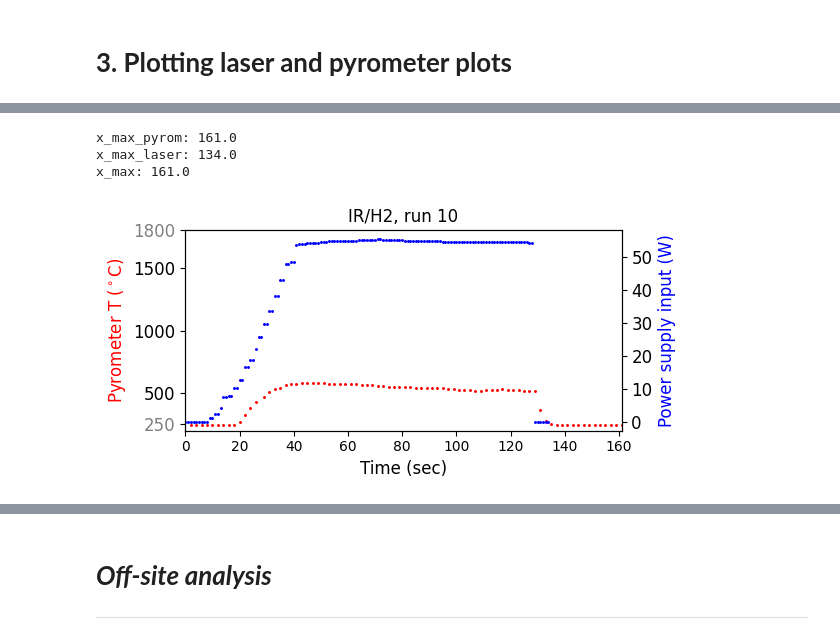
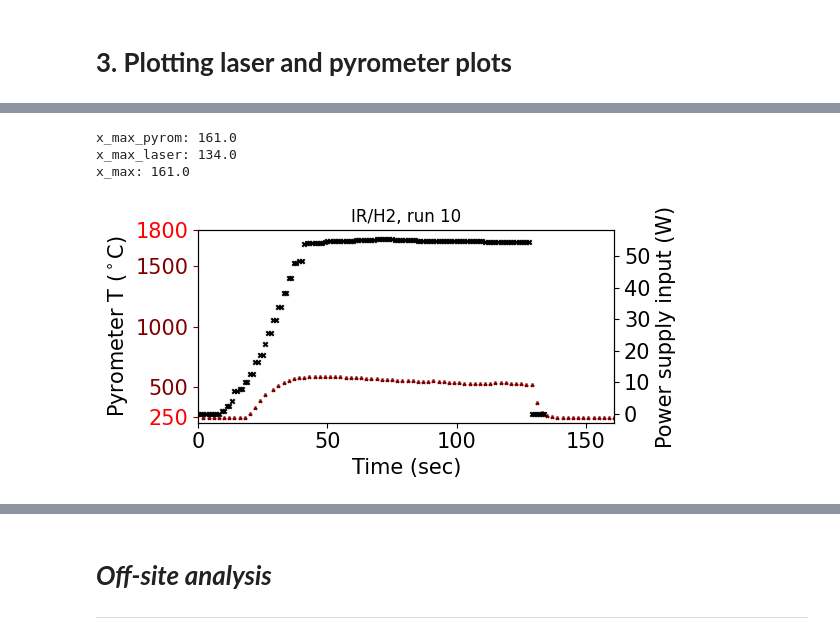
Before and after one commit to lmoghimi/personal-processing, a Jupyter notebook: 20250302_offsite_analysis.ipynb, the cells around one changed output, grey strips where cells are left out. Drawn from its saved outputs; the diff is of its cells as text; code cells hidden in the pictures.

```diff
--- a/20250302_offsite_analysis.ipynb
+++ b/20250302_offsite_analysis.ipynb
@@ -38,9 +44,9 @@ Mounted at /content/drive
 # %%
 #@title Global inputs for raw data processing: directories
 
-userdir = '/content/drive/Shareddrives/Extraction_Subgroup_Data/NSLS-II_202503' #@param ['/content/drive/Shareddrives/Extraction_Subgroup_Data/NSLS-II_202503','/content/drive/Shareddrives/Extraction_Subgroup_Data/NSLS-II_202406','/content/drive/Shareddrives/Extraction_Subgroup_Data/NSLS-II_202403','/nsls2/data/xpd-new/legacy/processed/xpdUser'] {allow-input: false}
+userdir = '/content/drive/Shareddrives/Extraction_Subgroup_Data/NSLS-II_202403' #@param ['/content/drive/Shareddrives/Extraction_Subgroup_Data/NSLS-II_202503','/content/drive/Shareddrives/Extraction_Subgroup_Data/NSLS-II_202406','/content/drive/Shareddrives/Extraction_Subgroup_Data/NSLS-II_202403','/nsls2/data/xpd-new/legacy/processed/xpdUser'] {allow-input: false}
 ## scriptdir = os.path.join(userdir, 'userScripts')
-refsdir = os.path.join(userdir,'ref_xrd_profiles') #@param ["os.path.join(userdir,'ref_xrd_profiles')","os.path.join(userdir,userScripts,xrd_profiles)"] {"type":"raw"}
+refsdir = os.path.join('/content/drive/Shareddrives/Extraction_Subgroup_Data/NSLS-II_202503','ref_xrd_profiles') #@param ["os.path.join(userdir,'ref_xrd_profiles')","os.path.join(userdir,userScripts,xrd_profiles)"] {"type":"raw"}{allow-input:true}
 laserdir = os.path.join(userdir, 'NSLS-II_March_2025_Experiment/25_Mar_laser_logsandprograms') #@param ["os.path.join(userdir, 'NSLS-II_March_2025_Experiment/25_Mar_laser_logsandprograms')","os.path.join(userdir, 'NSLS-II_March_2025_Experiment/25_Mar_laser_logsandprograms')"] {"type":"raw"}
 pyromdir = laserdir # @param ["laserdir"] {"type":"raw"}
 
@@ -971,7 +1153,7 @@ fig, ax = plt.subplots(figsize=figsize, tight_layout=True)
 
 phase_series = ['Fe', 'W', 'M', 'H']
 phase_colors = ['tab:purple', 'tab:pink','tab:green','tab:cyan'] #lincol_ceo2 = 'tab:orange'
-phaser_markers = ['.','3','+','_']
+phaser_markers = ['*','^','+','.'] #['.','3','+','_']
 ###
 n_phases = len(phase_series)
 print('len(phase_series):',n_phases)
@@ -1230,12 +1412,17 @@ saving file to: /content/refinementresults_20250513_003524.png
 # **3. Plotting laser and pyrometer plots**
 # %%
 #@title Load laser and pyrometer data
-fn_pyrom = 'sample_run10_20250303_224505'
+# wte2_laser_fp = '/content/run80_bulksample_repeat.csv'
+# wte2_pyrom_fp = '/content/run80_bulksample_20240329-073328_31a7fa_primary.csv'
+fn_pyrom = 'sample_run10_20250303_224505' #@param ["sample_run10_20250303_224505.xlsx","sample_run48_20250305_024949.xlsx","os.path.join(pyromdir, fn_pyrom + '.xlsx')","sample_52_20240622_184548"] {"type":"raw","allow-input":true}
 fp_pyrom = os.path.join(pyromdir, fn_pyrom + '.xlsx')
-#####@param ["sample_run10_20250303_224505.xlsx","sample_run48_20250305_024949.xlsx","os.path.join(pyromdir, fn_pyrom + '.xlsx')","sample_52_20240622_184548"] {"type":"raw","allow-input":true}
-fn_laser = 'LOG-Mar.03.2025-10.43.56-run10'
+# fn_pyrom = 'run80_bulksample_20240329-073328_31a7fa_primary' #'sample_run36_20250304_181215'
+# fp_pyrom = fp_pyrom #os.path.join(pyromdir, fn_pyrom + '.xlsx')
+fn_laser = 'LOG-Mar.03-2025-10.43.56-run10' #@param["LOG-Mar.03-2025-10.43.56-run10.csv","LOG-Mar.05.2025-02.46.100-run48.csv","os.path.join(laserdir, fn_laser + '.csv')", "LOG-Jun.22.2024-06.45.37-run49"] {"type":"raw","allow-input":true}
 fp_laser= os.path.join(laserdir, fn_laser + '.csv')
-####@param["LOG-Mar.03-2025-10.43.56-run10.csv","LOG-Mar.05.2025-02.46.100-run48.csv","os.path.join(laserdir, fn_laser + '.csv')", "LOG-Jun.22.2024-06.45.37-run49"] {"type":"raw","allow-input":true}
+# fn_laser = 'run80_bulksample_repeat' #LOG-Mar.04.2025-06.07.36-run36'
+# fp_laser= wte2_laser_fp #os.path.join(laserdir, fn_laser + '.csv')
+
 
 
 markersz = 10 #marker size for the figures
@@ -1248,6 +1435,7 @@ fs = 18
 fig, ax = plt.subplots(figsize=figsize, tight_layout=True)
 ax.set_ylim(0, 1800)
 ax.set_yticks([0, 250, 500, 1000, 1500, 1800])
+ax.set_xticks([0, 130, 161])
 ax.get_yticklabels()[1].set_color("gray") #changing the color for 248C
 ax.get_yticklabels()[5].set_color("gray") #changing the color for 1800C
 
@@ -1434,28 +1646,31 @@ title = "IR/H2, run 10" # @param ["T_calib for IR/Ar, run 49"] {"allow-input":tr
 
 ######################## plotting the combined figure #######################
 figsize = (6, 3)
-fs = 12
-markersz = 5
-col_pyrom = 'r'
-col_laser = 'blue' #'navy'
+fs = 15 #12
+markersz = 10 #20, 5
+col_pyrom = 'maroon' #'r'
+col_pyrom_lim = 'r' #'lightcoral'
+col_laser = 'k' #'blue' #'navy'
 fig, ax1 = plt.subplots(figsize=figsize, tight_layout=True)
 
 plt.title(title)
 ax1.set_xlabel("Time (sec)", fontsize=fs)
+ax1.tick_params(axis='x', labelsize=fs)
 
 #### pyrometer axis ####
-ax1.set_ylabel("Pyrometer T ($^\circ$C)", fontsize=fs, color=col_pyrom)
+ax1.set_ylabel("Pyrometer T ($^\circ$C)", fontsize=fs) #color=col_pyrom
 ax1.set_ylim(200, 1800)
 ax1.set_yticks([250, 500, 1000, 1500, 1800])
-ax1.get_yticklabels()[0].set_color("gray") #changing the color for 248C
-ax1.get_yticklabels()[-1].set_color("gray") #changing the color for 1800C
-ax1.tick_params(axis='y', labelsize=fs)
+ax1.tick_params(axis='y', labelsize=fs, colors=col_pyrom)
+ax1.get_yticklabels()[0].set_color(col_pyrom_lim) #changing the color for 248C
+ax1.get_yticklabels()[-1].set_color(col_pyrom_lim) #changing the color for 1800C
+
 
 #### laser axis ****
 ax2 = ax1.twinx()
-ax2.set_ylabel('Power supply input (W)', fontsize=fs, color=col_laser)
+ax2.set_ylabel('Power supply input (W)', fontsize=fs) #color=col_laser
 ax2.set_yticks([0, 10, 20, 30, 40, 50])
-ax2.tick_params(axis='y', labelsize=fs)
+ax2.tick_params(axis='y', labelsize=fs, colors=col_laser)
 
 #plt.ticklabel_format(style='sci', axis='y', scilimits=(0,0))
 
@@ -1466,33 +1681,33 @@ result = process_pyrom_laser(fp_combined_data)
 #   print('i:', i)
 #   print('result:',result[i])
 
 ############ pyrometer ###################
 x_axis_pyrom = np.array(result[0], dtype='float32')
 y_axis_pyrom = np.array(result[1], dtype='float32')
 x_max_pyrom = np.nanmax(x_axis_pyrom)
 
 
 ############ laser log ###################
 x_axis_laser = np.array(result[2], dtype='float32')
 y_axis_laser = np.array(result[3], dtype='float32')
 x_max_laser = np.nanmax(x_axis_laser)
 
 if x_max_laser > x_max_pyrom:
     x_max = x_max_laser
 else:
     x_max = x_max_pyrom
 print('x_max_pyrom:',x_max_pyrom)
 print('x_max_laser:',x_max_laser)
 print('x_max:',x_max)
 
-ax1.scatter(x_axis_pyrom, y_axis_pyrom, marker = '.', s = markersz, c = col_pyrom) #pyrometer
+ax1.scatter(x_axis_pyrom, y_axis_pyrom, marker = '2', s = markersz, c = col_pyrom) #pyrometer
 ax1.set_xlim(0, x_max)
 
-ax2.scatter(x_axis_laser, y_axis_laser, marker = '.', s = markersz, c = col_laser) #laser log
+ax2.scatter(x_axis_laser, y_axis_laser, marker = 'x', s = markersz, c = col_laser) #laser log
 
 plt.show()
 # %% [output]
 x_max_pyrom: 161.0
 x_max_laser: 134.0
 x_max: 161.0
-[figure, old version]
+[figure, new version]
```
Also changed, not shown: parts of 55 cells of this notebook.
